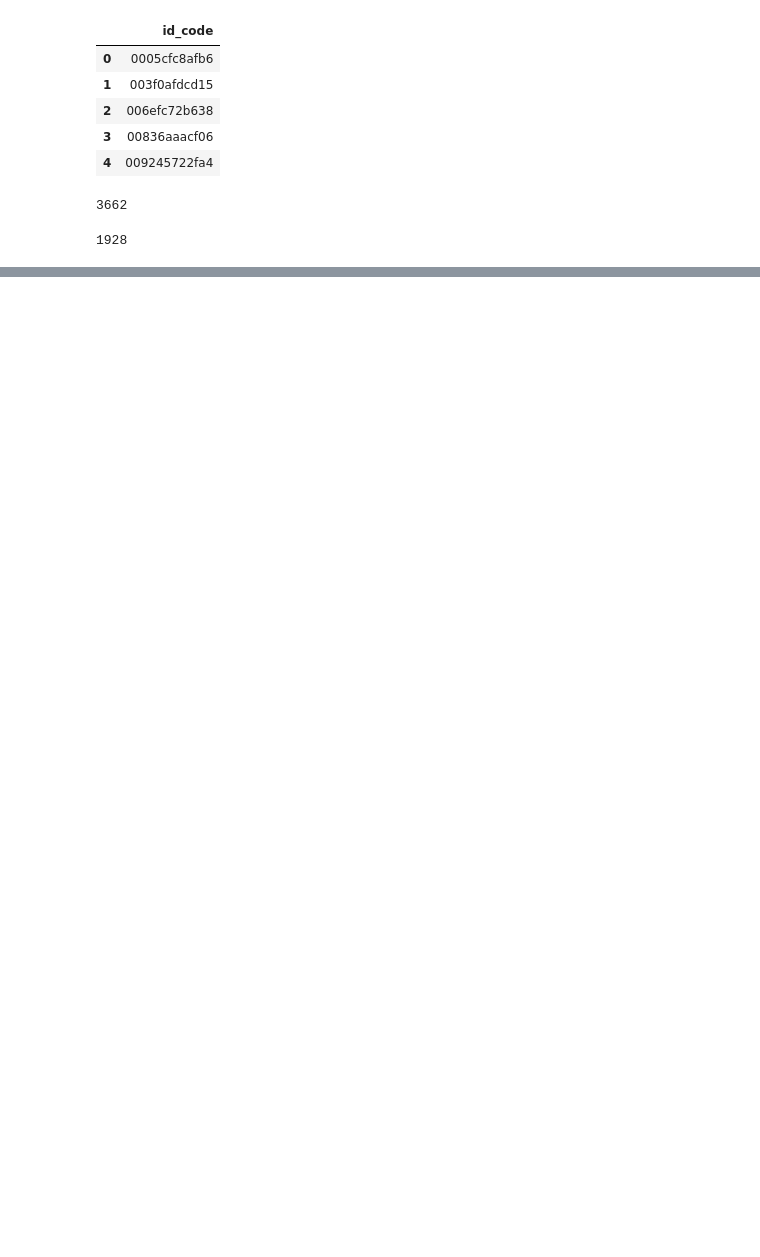
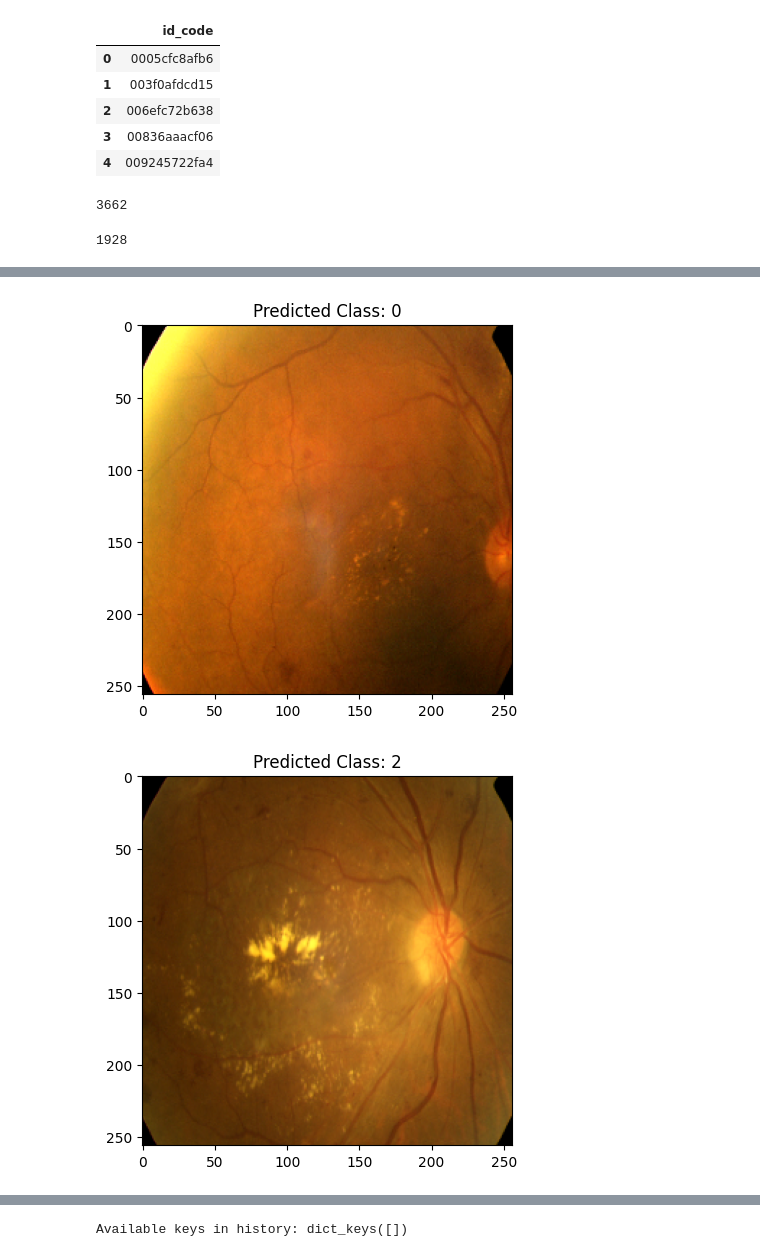
Before and after one commit to SriomDash/Retinopathy, a Jupyter notebook: Main.ipynb, the cells around one changed output, grey strips where cells are left out. Cells and saved outputs as stored; diff of their text form; code cells hidden in the pictures; blank space fills up the shorter version.

```diff
--- a/Main.ipynb
+++ b/Main.ipynb
@@ -122,0 +449,10 @@ plt.show()
+# %%
+callbacks = [early_stopping, checkpoint, reduce_lr]
+# %%
+history = model.fit(
+    train_ds,
+    validation_data=val_ds,
+    epochs=30,
+    callbacks=callbacks,
+    verbose=1
+)
@@ -122,0 +477,6 @@ plt.show()
+# %%
+CSV_FILE = TEST_CSV_PATH
+
+
+test_df = pd.read_csv(CSV_FILE)
+test_df["id_code"] = test_df["id_code"] + ".png"
@@ -122,0 +492,7 @@ plt.show()
+# %%
+test_image_paths = [os.path.join(PREPROCESSED_TESTING_PATH, code) for code in test_df["id_code"].values]
+test_labels = [-1] * len(test_df)
+
+test_dataset = tf.data.Dataset.from_tensor_slices((test_image_paths, test_labels))
+test_dataset = test_dataset.map(load_image, num_parallel_calls=AUTOTUNE)
+test_dataset = test_dataset.batch(BATCH_SIZE).prefetch(AUTOTUNE)
@@ -122,0 +521,14 @@ plt.show()
+# %%
+image_batch, _ = next(iter(test_dataset))
+
+
+predictions = model.predict(image_batch)
+predicted_classes = np.argmax(predictions, axis=1)
+
+# Display a few images and their predictions
+num_images_to_display = 5
+for i in range(num_images_to_display):
+    plt.imshow(image_batch[i])
+    plt.title(f"Predicted Class: {predicted_classes[i]}")
+    plt.show()
+# %% [output]
@@ -122,0 +536,2 @@ plt.show()
+[figure, added]
+[figure, added]
@@ -122,0 +541,4 @@ plt.show()
+# %%
+print("Available keys in history:", history.keys())
+# %% [output]
+Available keys in history: dict_keys([])
```
Also changed, not shown: parts of 58 cells of this notebook, 5 other files.
